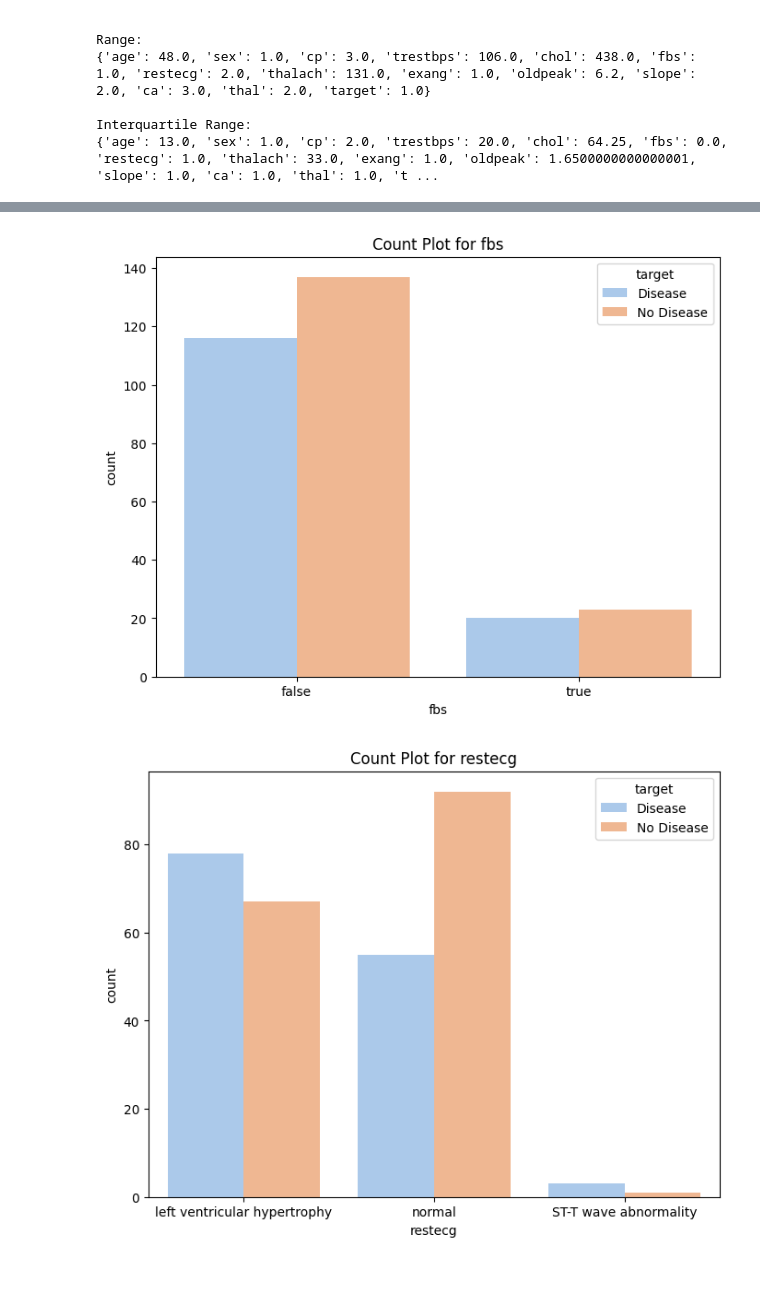
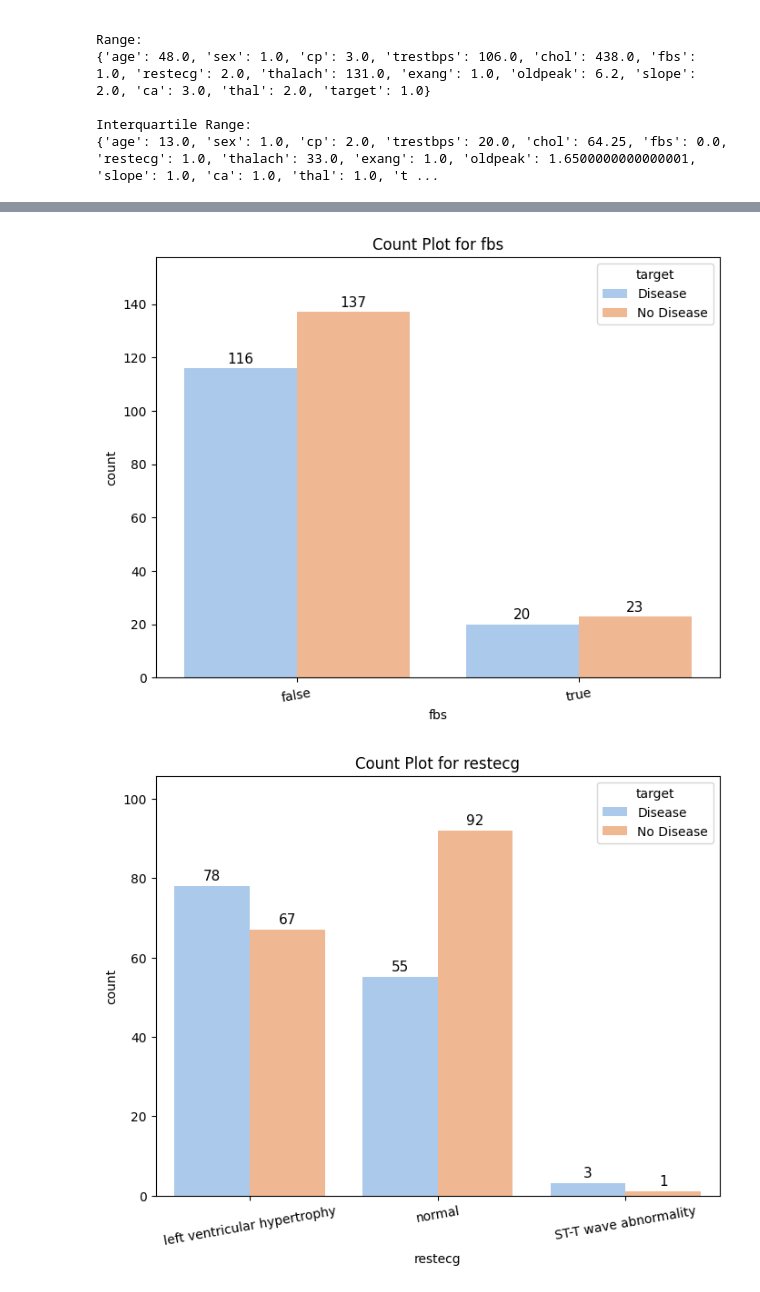
Before and after one commit to kanaishk/Machine-Learning, a Jupyter notebook: Project/Health Care/Heart Attack.ipynb, the cells around one changed output, grey strips where cells are left out. Drawn from its saved outputs; the diff is of its cells as text; code cells hidden in the pictures.

Commit message:
added count values above bars to improve readability

```diff
--- a/Project/Health Care/Heart Attack.ipynb
+++ b/Project/Health Care/Heart Attack.ipynb
@@ -222,11 +222,16 @@ categorical_vars = {'sex':['female','male'],
 
 for var in list(categorical_vars.keys()):
     plt.figure(figsize=(8,6))
-    sns.countplot(x=var, data=dataset, palette='pastel', hue='target')
+    ax = sns.countplot(x=var, data=dataset, palette='pastel', hue='target')
     title = 'Count Plot for {}'.format(var)
-    plt.xticks(np.arange(len(list(categorical_vars[var]))),list(categorical_vars[var]))
+    plt.xticks(np.arange(len(list(categorical_vars[var]))),list(categorical_vars[var]), rotation=10)
     plt.legend(title='target', labels=['Disease', 'No Disease'])
+    plt.margins(None,0.15)
     plt.title(title)
+    for p in ax.patches:
+        ax.annotate(int(p.get_height()), (p.get_x() + p.get_width() / 2. , p.get_height()+1),
+                    ha='center', va='center', fontsize=11, color='black', xytext=(0, 5),
+                    textcoords='offset points')
     plt.savefig(os.path.join(graph_dir, title + '.png'), bbox_inches='tight')
     plt.show()
     plt.close()
@@ -236,2 +241,2 @@ for var in list(categorical_vars.keys()):
-[figure, old version]
+[figure, new version]
-[figure, old version]
+[figure, new version]
```
Also changed, not shown: parts of 1 cell of this notebook, 8 other files.
